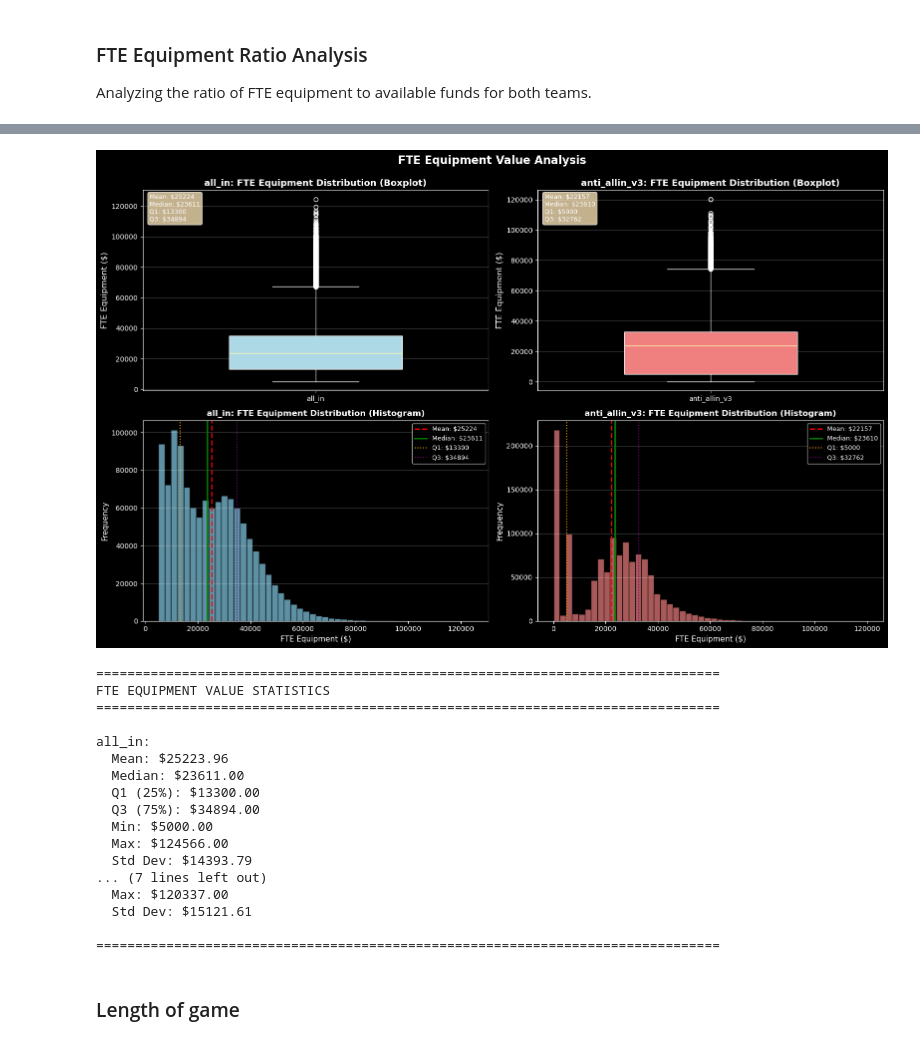
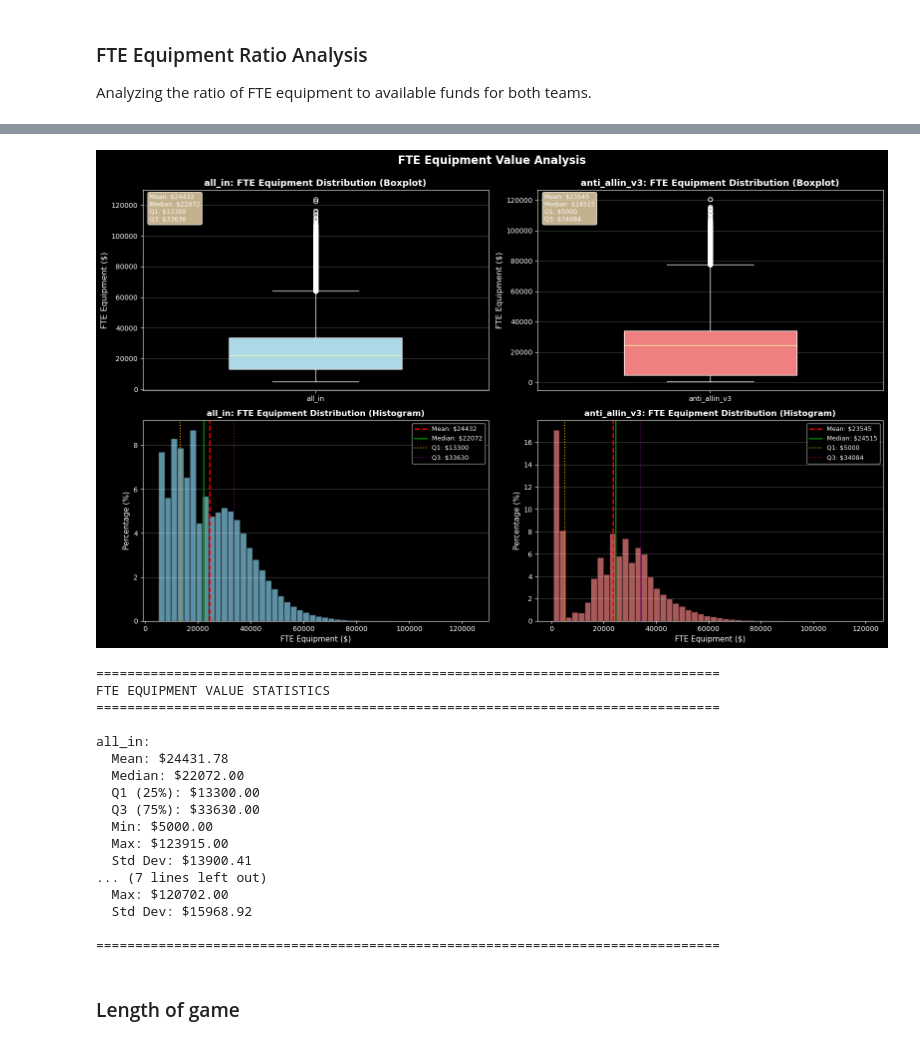
Before and after one commit to petz15/csgo_abm, a Jupyter notebook: analysis_notebook_v2.ipynb, the cells around one changed output, grey strips where cells are left out. Saved outputs shown, nothing was run; the diff lists cells and outputs as text; code cells hidden in the pictures.

```diff
--- a/analysis_notebook_v2.ipynb
+++ b/analysis_notebook_v2.ipynb
@@ -15,7 +15,7 @@ if 'MATCHUP_FOLDER' in os.environ:
     print(f"Batch mode: Analyzing {os.path.basename(FOLDER_PATH)}")
 else:
     # Manual mode - use hardcoded paths
-    FOLDER_PATH = r"results_20260105_215737"  # Update this path
+    FOLDER_PATH = r"results_20260106_002345"  # Update this path
     CSV_FILE_PATH = rf"{FOLDER_PATH}\all_games_minimal.csv"
     CSV_INFO_FILE_PATH = rf"{FOLDER_PATH}\simulation_summary.json"
     print(f"Manual mode: Analyzing {FOLDER_PATH}")
@@ -419,70 +427,74 @@ axes[0, 1].text(0.02, 0.98,
 
 # Row 2: Distribution Histograms
 # Team 1 Distribution
-axes[1, 0].hist(t1_fte_eq.dropna(), bins=50, alpha=0.7, color='skyblue', edgecolor='black')
+t1_fte_data = t1_fte_eq.dropna()
+fte_weights1 = np.ones_like(t1_fte_data) * (100.0 / len(t1_fte_data))
+axes[1, 0].hist(t1_fte_data, bins=50, weights=fte_weights1, alpha=0.7, color='skyblue', edgecolor='black')
 axes[1, 0].axvline(t1_fte_eq.mean(), color='red', linestyle='--', linewidth=2, label=f'Mean: ${t1_fte_eq.mean():.0f}')
 axes[1, 0].axvline(t1_fte_eq.median(), color='green', linestyle='-', linewidth=2, label=f'Median: ${t1_fte_eq.median():.0f}')
 axes[1, 0].axvline(t1_fte_eq.quantile(0.25), color='orange', linestyle=':', linewidth=1.5, label=f'Q1: ${t1_fte_eq.quantile(0.25):.0f}')
 axes[1, 0].axvline(t1_fte_eq.quantile(0.75), color='purple', linestyle=':', linewidth=1.5, label=f'Q3: ${t1_fte_eq.quantile(0.75):.0f}')
 axes[1, 0].set_xlabel('FTE Equipment ($)', fontsize=11)
-axes[1, 0].set_ylabel('Frequency', fontsize=11)
+axes[1, 0].set_ylabel('Percentage (%)', fontsize=11)
 axes[1, 0].set_title(f'{t1_label}: FTE Equipment Distribution (Histogram)', fontsize=12, fontweight='bold')
 axes[1, 0].legend(fontsize=9)
 axes[1, 0].grid(axis='y', alpha=0.3)
 
 # Team 2 Distribution
-axes[1, 1].hist(t2_fte_eq.dropna(), bins=50, alpha=0.7, color='lightcoral', edgecolor='black')
+t2_fte_data = t2_fte_eq.dropna()
+fte_weights2 = np.ones_like(t2_fte_data) * (100.0 / len(t2_fte_data))
+axes[1, 1].hist(t2_fte_data, bins=50, weights=fte_weights2, alpha=0.7, color='lightcoral', edgecolor='black')
 axes[1, 1].axvline(t2_fte_eq.mean(), color='red', linestyle='--', linewidth=2, label=f'Mean: ${t2_fte_eq.mean():.0f}')
 axes[1, 1].axvline(t2_fte_eq.median(), color='green', linestyle='-', linewidth=2, label=f'Median: ${t2_fte_eq.median():.0f}')
 axes[1, 1].axvline(t2_fte_eq.quantile(0.25), color='orange', linestyle=':', linewidth=1.5, label=f'Q1: ${t2_fte_eq.quantile(0.25):.0f}')
 axes[1, 1].axvline(t2_fte_eq.quantile(0.75), color='purple', linestyle=':', linewidth=1.5, label=f'Q3: ${t2_fte_eq.quantile(0.75):.0f}')
 axes[1, 1].set_xlabel('FTE Equipment ($)', fontsize=11)
-axes[1, 1].set_ylabel('Frequency', fontsize=11)
+axes[1, 1].set_ylabel('Percentage (%)', fontsize=11)
 axes[1, 1].set_title(f'{t2_label}: FTE Equipment Distribution (Histogram)', fontsize=12, fontweight='bold')
 axes[1, 1].legend(fontsize=9)
 axes[1, 1].grid(axis='y', alpha=0.3)
 
 fig.suptitle('FTE Equipment Value Analysis', fontsize=16, fontweight='bold', y=0.995)
 plt.tight_layout()
 plt.show()
 
 print("\n" + "=" * 80)
 print("FTE EQUIPMENT VALUE STATISTICS")
 print("=" * 80)
 print(f"\n{t1_label}:")
 print(f"  Mean: ${t1_fte_eq.mean():.2f}")
 print(f"  Median: ${t1_fte_eq.median():.2f}")
 print(f"  Q1 (25%): ${t1_fte_eq.quantile(0.25):.2f}")
 print(f"  Q3 (75%): ${t1_fte_eq.quantile(0.75):.2f}")
 print(f"  Min: ${t1_fte_eq.min():.2f}")
 print(f"  Max: ${t1_fte_eq.max():.2f}")
 print(f"  Std Dev: ${t1_fte_eq.std():.2f}")
 print(f"\n{t2_label}:")
 print(f"  Mean: ${t2_fte_eq.mean():.2f}")
 print(f"  Median: ${t2_fte_eq.median():.2f}")
 print(f"  Q1 (25%): ${t2_fte_eq.quantile(0.25):.2f}")
 print(f"  Q3 (75%): ${t2_fte_eq.quantile(0.75):.2f}")
 print(f"  Min: ${t2_fte_eq.min():.2f}")
 print(f"  Max: ${t2_fte_eq.max():.2f}")
 print(f"  Std Dev: ${t2_fte_eq.std():.2f}")
 print("\n" + "=" * 80)
 # %% [output]
-[figure, old version]
+[figure, new version]
 ================================================================================
 FTE EQUIPMENT VALUE STATISTICS
 ================================================================================
 
 all_in:
-  Mean: $25223.96
-  Median: $23611.00
+  Mean: $24431.78
+  Median: $22072.00
   Q1 (25%): $13300.00
-  Q3 (75%): $34894.00
+  Q3 (75%): $33630.00
   Min: $5000.00
-  Max: $124566.00
-  Std Dev: $14393.79
+  Max: $123915.00
+  Std Dev: $13900.41
 ... (7 lines left out)
-  Max: $120337.00
-  Std Dev: $15121.61
+  Max: $120702.00
+  Std Dev: $15968.92
 
 ================================================================================
 # %% [markdown]
```
Also changed, not shown: parts of 14 cells of this notebook, 6 other files.
